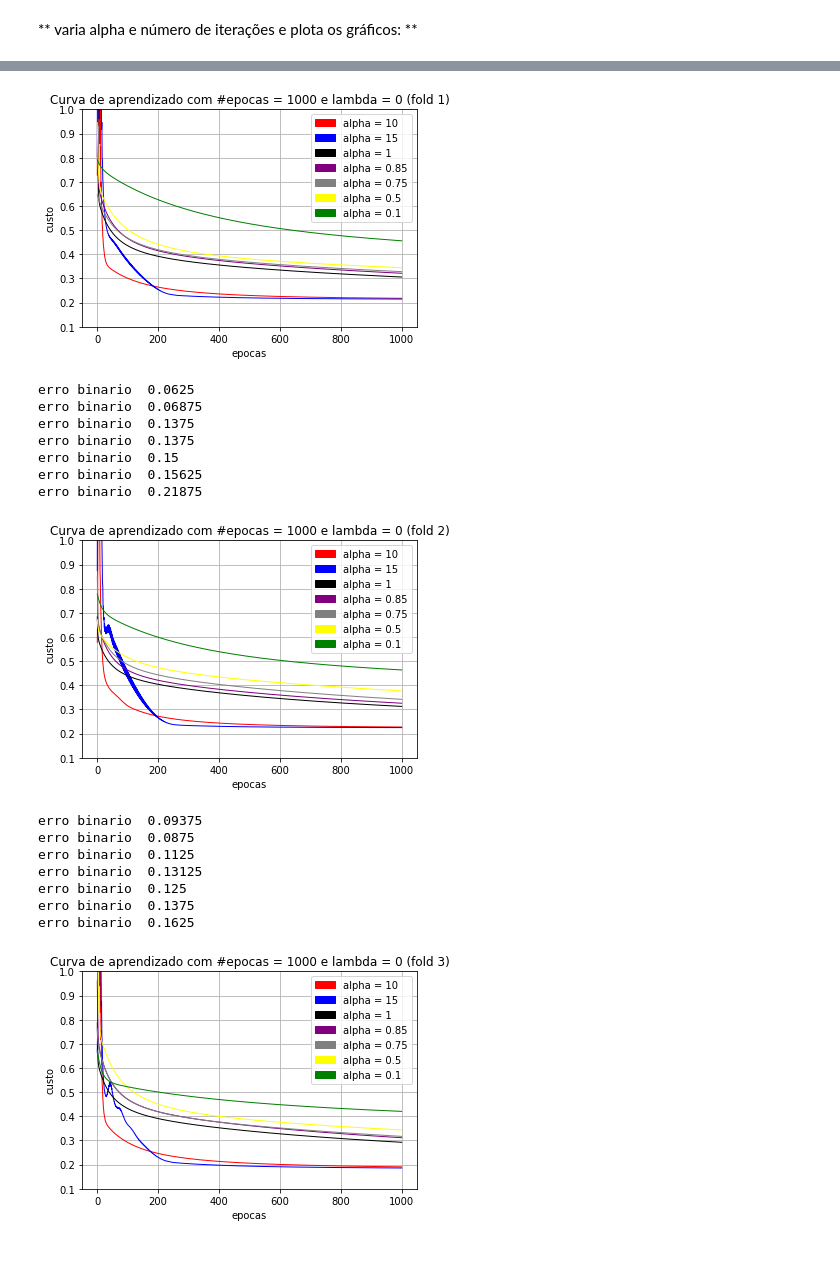
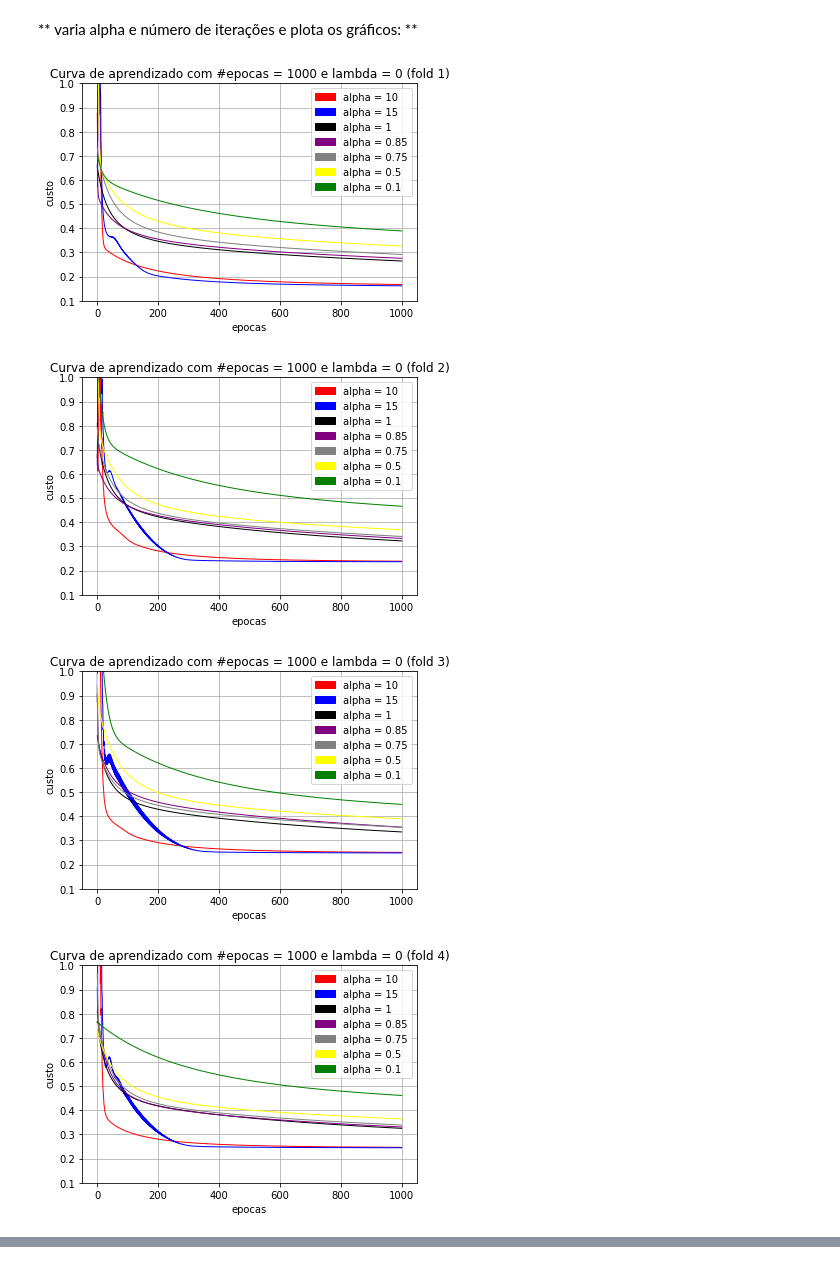
Before and after one commit to ak-lucas/trabalho1-IA, a Jupyter notebook: experimentos.ipynb, the cells around one changed output, grey strips where cells are left out. Saved outputs shown, nothing was run; the diff lists cells and outputs as text; code cells hidden in the pictures.

```diff
--- a/experimentos.ipynb
+++ b/experimentos.ipynb
@@ -29,35 +29,60 @@ PLT = Plot()
 X,Y = RLR.load_dataset('datasets/mnist.csv', header=True)
 
 # normaliza
 X_ =  DTS.dataset_scaling(X)
 alphas = [10, 15, 1, 0.85, 0.75, 0.5, 0.1]
 epochs = [1000]
 Lambda = 0
 colors = ['red', 'blue', 'black', 'purple', 'gray', 'yellow', 'green']
 fold = 1
+errors = {}
+test_errors = {}
 
 for train,test in MS.k_fold(X_, k=5, shuffle=True):
-    #print train, "\n\n", test, "\n"
-    #print "train: ", X[train].shape, Y[train].shape
-    #print "test: ",X[test].shape, Y[test].shape, "\n\n\n"
-
+    errors[str(fold)] = []
+    test_errors[str(fold)] = []
     for e in epochs:
         legends = []
         for i,a in enumerate(alphas):
+            # ajusta o modelo
             RLR.fit(X_[train], Y[train], epochs=e, learning_rate=a, Lambda=Lambda, print_results=False)
 
-            print "erro binario ", RLR.binary_error(X_[train], Y[train])
+            # calcula o erro no treino
+            errors[str(fold)].append(RLR.binary_error(X_[train], Y[train]))
+            # calcula o erro no teste
+            test_errors[str(fold)].append(RLR.binary_error(X_[test], Y[test]))
+
             plt.plot(range(e+1), RLR.loss, color=colors[i], linewidth=1)
             legends.append(mpatches.Patch(color=colors[i], label='alpha = ' + str(a)))
         title = 'Curva de aprendizado com #epocas = ' + str(e) + ' e lambda = ' + str(Lambda) + ' (fold ' + str(fold) + ')'
         plt.ylim([0.1, 1])
         plt.xlabel('epocas')
         plt.ylabel('custo')
         plt.legend(handles=legends[:], loc='upper right')
         plt.title(title)
         plt.grid(True)
 
         plt.show()
         #plt.savefig('fold' + str(fold) + '.eps')
         fold += 1
+
+error = []
+for i,j in errors.iteritems():
+    error.append(j)
+
+test_error = []
+for i,j in test_errors.iteritems():
+    test_error.append(j)
+
+print "alphas = ", alphas
+
+# cada posição da lista é um alpha na mesma ordem que no gráfico [10, 15 ...]
+print "erro medio no treino ", np.asarray(error).mean(axis=0)
+print "desvio padrao no treino ", np.asarray(error).std(axis=0)
+print "erro medio na validacao ", np.asarray(test_error).mean(axis=0)
+print "desvio padrao na validacao ", np.asarray(test_error).std(axis=0)
 # %% [output]
+[figure, new version]
+[figure, new version]
+[figure, new version]
+[figure, new version]
@@ -71,17 +96,0 @@ erro binario  0.19375
-[figure, old version]
-erro binario  0.0625
-erro binario  0.06875
-erro binario  0.1375
-erro binario  0.1375
-erro binario  0.15
-erro binario  0.15625
-erro binario  0.21875
-[figure, old version]
-erro binario  0.09375
-erro binario  0.0875
-erro binario  0.1125
-erro binario  0.13125
-erro binario  0.125
-erro binario  0.1375
-erro binario  0.1625
-[figure, old version]
```
Also changed, not shown: parts of 1 cell of this notebook.
